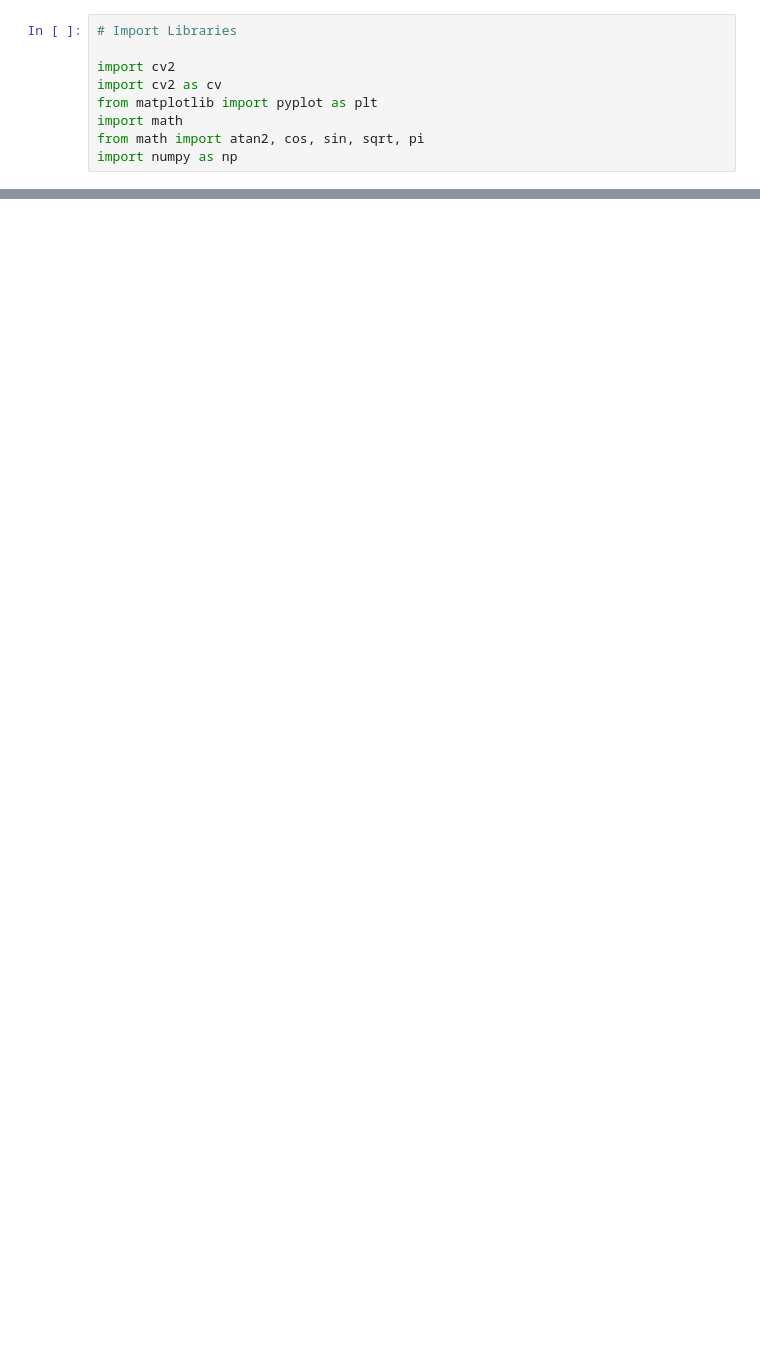
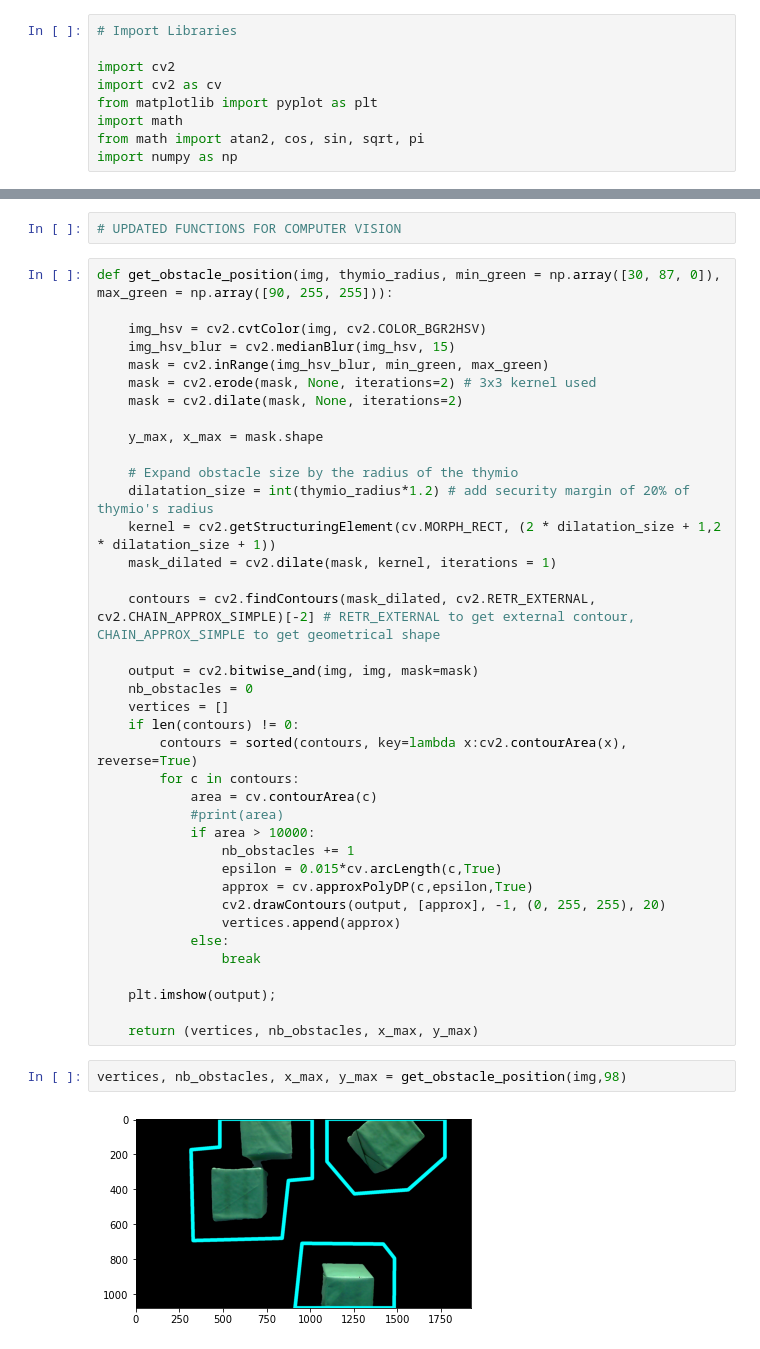
Before and after one commit to nlugon/mobile_robotics, a Jupyter notebook: src/Vision_functions2.ipynb, the cells around one changed output, grey strips where cells are left out. Saved outputs shown, nothing was run; the diff lists cells and outputs as text; blank space fills up the shorter version.

```diff
--- a/src/Vision_functions2.ipynb
+++ b/src/Vision_functions2.ipynb
@@ -42,0 +46,44 @@ interactive(children=(IntSlider(value=89, description='hMin', max=179), IntSlide
+# %%
+# UPDATED FUNCTIONS FOR COMPUTER VISION
+# %%
+def get_obstacle_position(img, thymio_radius, min_green = np.array([30, 87, 0]), max_green = np.array([90, 255, 255])):
+
+    img_hsv = cv2.cvtColor(img, cv2.COLOR_BGR2HSV)
+    img_hsv_blur = cv2.medianBlur(img_hsv, 15)
+    mask = cv2.inRange(img_hsv_blur, min_green, max_green)
+    mask = cv2.erode(mask, None, iterations=2) # 3x3 kernel used
+    mask = cv2.dilate(mask, None, iterations=2)
+
+    y_max, x_max = mask.shape
+
+    # Expand obstacle size by the radius of the thymio
+    dilatation_size = int(thymio_radius*1.2) # add security margin of 20% of thymio's radius
+    kernel = cv2.getStructuringElement(cv.MORPH_RECT, (2 * dilatation_size + 1,2 * dilatation_size + 1))
+    mask_dilated = cv2.dilate(mask, kernel, iterations = 1)
+
+    contours = cv2.findContours(mask_dilated, cv2.RETR_EXTERNAL, cv2.CHAIN_APPROX_SIMPLE)[-2] # RETR_EXTERNAL to get external contour, CHAIN_APPROX_SIMPLE to get geometrical shape
+
+    output = cv2.bitwise_and(img, img, mask=mask)
+    nb_obstacles = 0
+    vertices = []
+    if len(contours) != 0:
+        contours = sorted(contours, key=lambda x:cv2.contourArea(x), reverse=True)
+        for c in contours:
+            area = cv.contourArea(c)
+            #print(area)
+            if area > 10000:
+                nb_obstacles += 1
+                epsilon = 0.015*cv.arcLength(c,True)
+                approx = cv.approxPolyDP(c,epsilon,True)
+                cv2.drawContours(output, [approx], -1, (0, 255, 255), 20)
+                vertices.append(approx)
+            else:
+                break
+
+    plt.imshow(output);
+
+    return (vertices, nb_obstacles, x_max, y_max)
+# %%
+vertices, nb_obstacles, x_max, y_max = get_obstacle_position(img,98)
+# %% [output]
+[figure, added]
```
Also changed, not shown: parts of 15 cells of this notebook.
